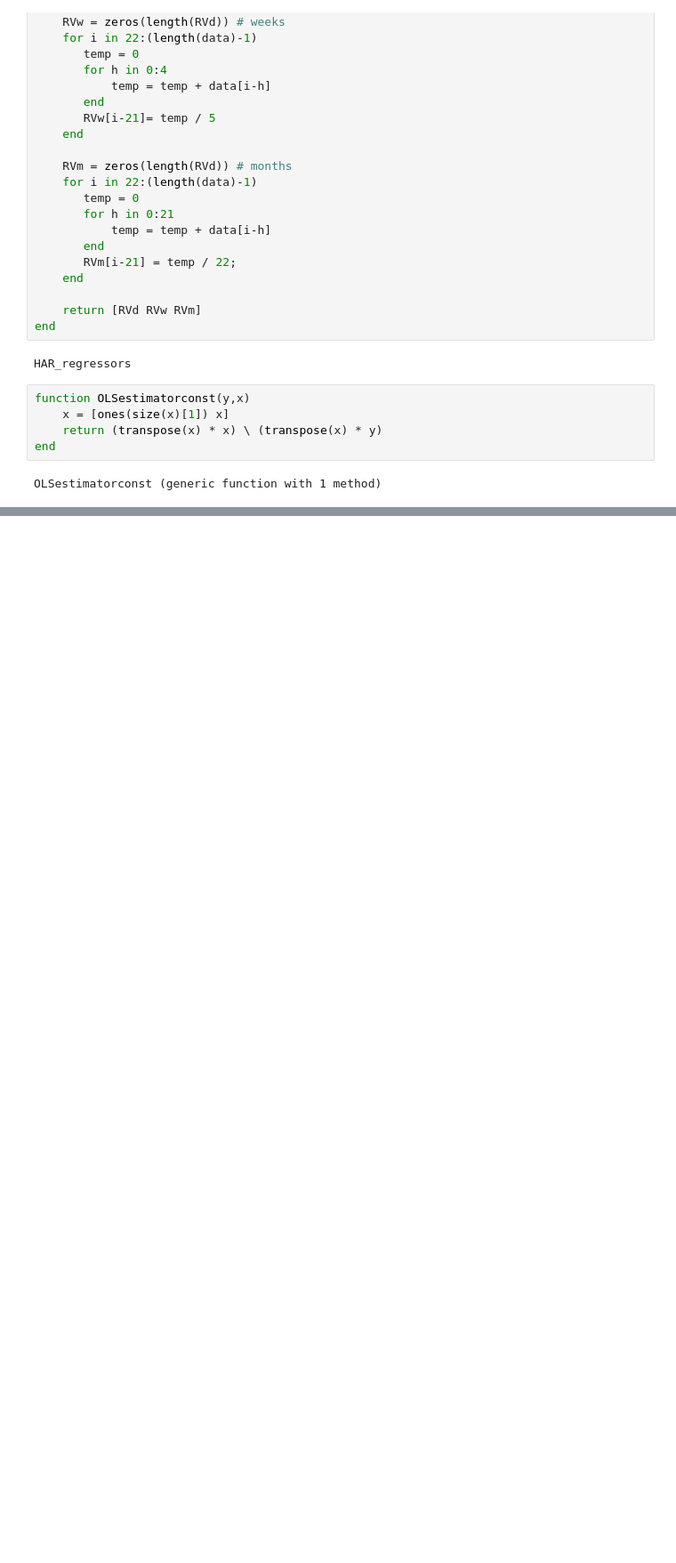
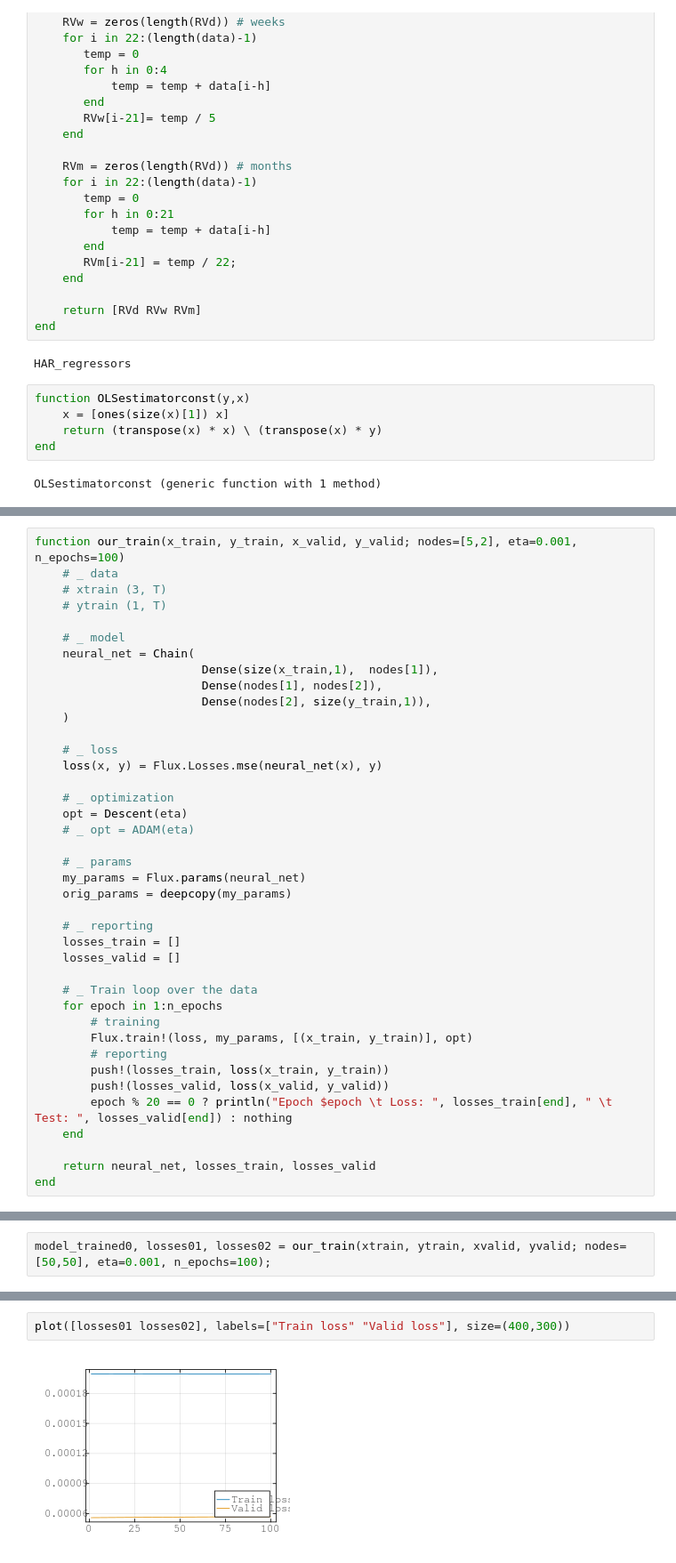
Before and after one commit to Tukan22/FE2P1SvobodaVlach, a Jupyter notebook: notebooks/project1.ipynb, the cells around one changed output, grey strips where cells are left out. Shown: that part at 89% size. Saved outputs shown, nothing was run; the diff lists cells and outputs as text; blank space fills up the shorter version.

```diff
--- a/notebooks/project1.ipynb
+++ b/notebooks/project1.ipynb
@@ -274,0 +338,40 @@ OLSestimatorconst(train_apple[23:end,1], HAR_regressors(train_apple[:,1]))
+# %%
+function our_train(x_train, y_train, x_valid, y_valid; nodes=[5,2], eta=0.001, n_epochs=100)
+    # _ data
+    # xtrain (3, T)
+    # ytrain (1, T)
+
+    # _ model
+    neural_net = Chain(
+                        Dense(size(x_train,1),  nodes[1]),
+                        Dense(nodes[1], nodes[2]),
+                        Dense(nodes[2], size(y_train,1)),
+    )
+
+    # _ loss
+    loss(x, y) = Flux.Losses.mse(neural_net(x), y)
+
+    # _ optimization
+    opt = Descent(eta)
+    # _ opt = ADAM(eta)
+
+    # _ params
+    my_params = Flux.params(neural_net)
+    orig_params = deepcopy(my_params)
+
+    # _ reporting
+    losses_train = []
+    losses_valid = []
+
+    # _ Train loop over the data
+    for epoch in 1:n_epochs
+        # training
+        Flux.train!(loss, my_params, [(x_train, y_train)], opt)
+        # reporting
+        push!(losses_train, loss(x_train, y_train))
+        push!(losses_valid, loss(x_valid, y_valid))
+        epoch % 20 == 0 ? println("Epoch $epoch \t Loss: ", losses_train[end], " \t Test: ", losses_valid[end]) : nothing
+    end
+
+    return neural_net, losses_train, losses_valid
+end
@@ -274,0 +380,2 @@ OLSestimatorconst(train_apple[23:end,1], HAR_regressors(train_apple[:,1]))
+# %%
+model_trained0, losses01, losses02 = our_train(xtrain, ytrain, xvalid, yvalid; nodes=[50,50], eta=0.001, n_epochs=100);
@@ -274,0 +388,4 @@ OLSestimatorconst(train_apple[23:end,1], HAR_regressors(train_apple[:,1]))
+# %%
+plot([losses01 losses02], labels=["Train loss" "Valid loss"], size=(400,300))
+# %% [output]
+[figure, added]
```
Also changed, not shown: parts of 25 cells of this notebook, 2 other files.
